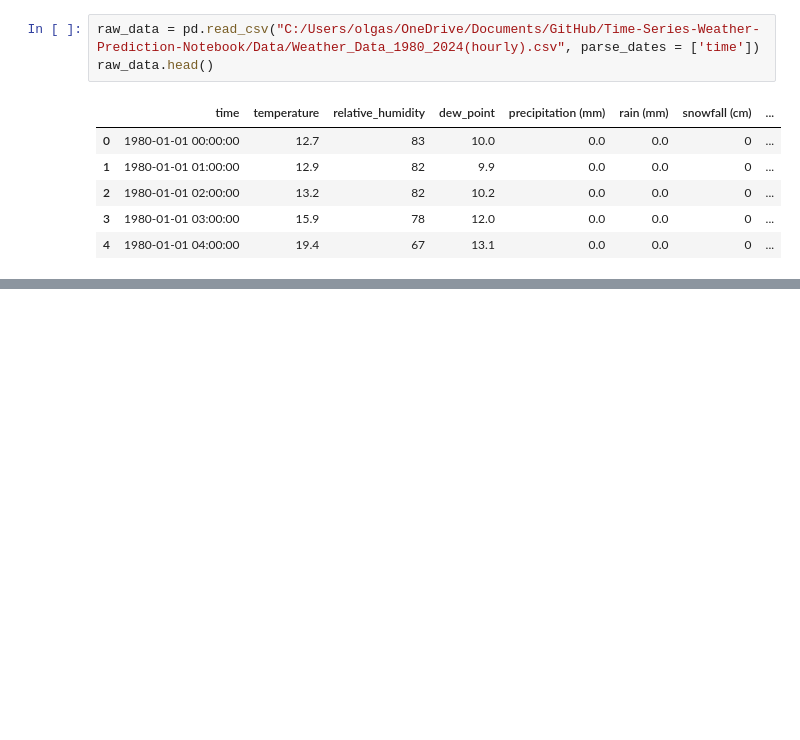
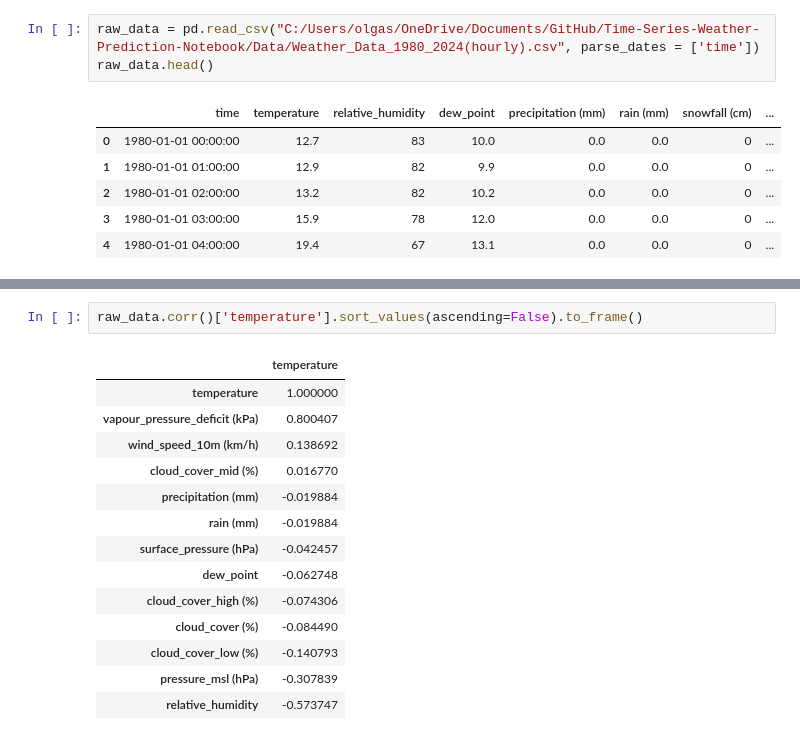
Before and after one commit to OlgaSieradzan/Weather-Prediction-Notebook, a Jupyter notebook: Notebook.ipynb, the cells around one changed output, grey strips where cells are left out. Cells and saved outputs as stored; diff of their text form; blank space fills up the shorter version.

```diff
--- a/Notebook.ipynb
+++ b/Notebook.ipynb
@@ -89,0 +168,17 @@ As the table above show, there will be no problem with data types since all of t
+# %%
+raw_data.corr()['temperature'].sort_values(ascending=False).to_frame()
+# %% [output]
+|  | temperature |
+| temperature | 1.000000 |
+| vapour_pressure_deficit (kPa) | 0.800407 |
+| wind_speed_10m (km/h) | 0.138692 |
+| cloud_cover_mid (%) | 0.016770 |
+| precipitation (mm) | -0.019884 |
+| rain (mm) | -0.019884 |
+| surface_pressure (hPa) | -0.042457 |
+| dew_point | -0.062748 |
+| cloud_cover_high (%) | -0.074306 |
+| cloud_cover (%) | -0.084490 |
+| cloud_cover_low (%) | -0.140793 |
+| pressure_msl (hPa) | -0.307839 |
+| relative_humidity | -0.573747 |
```
Also changed, not shown: parts of 16 cells of this notebook.
